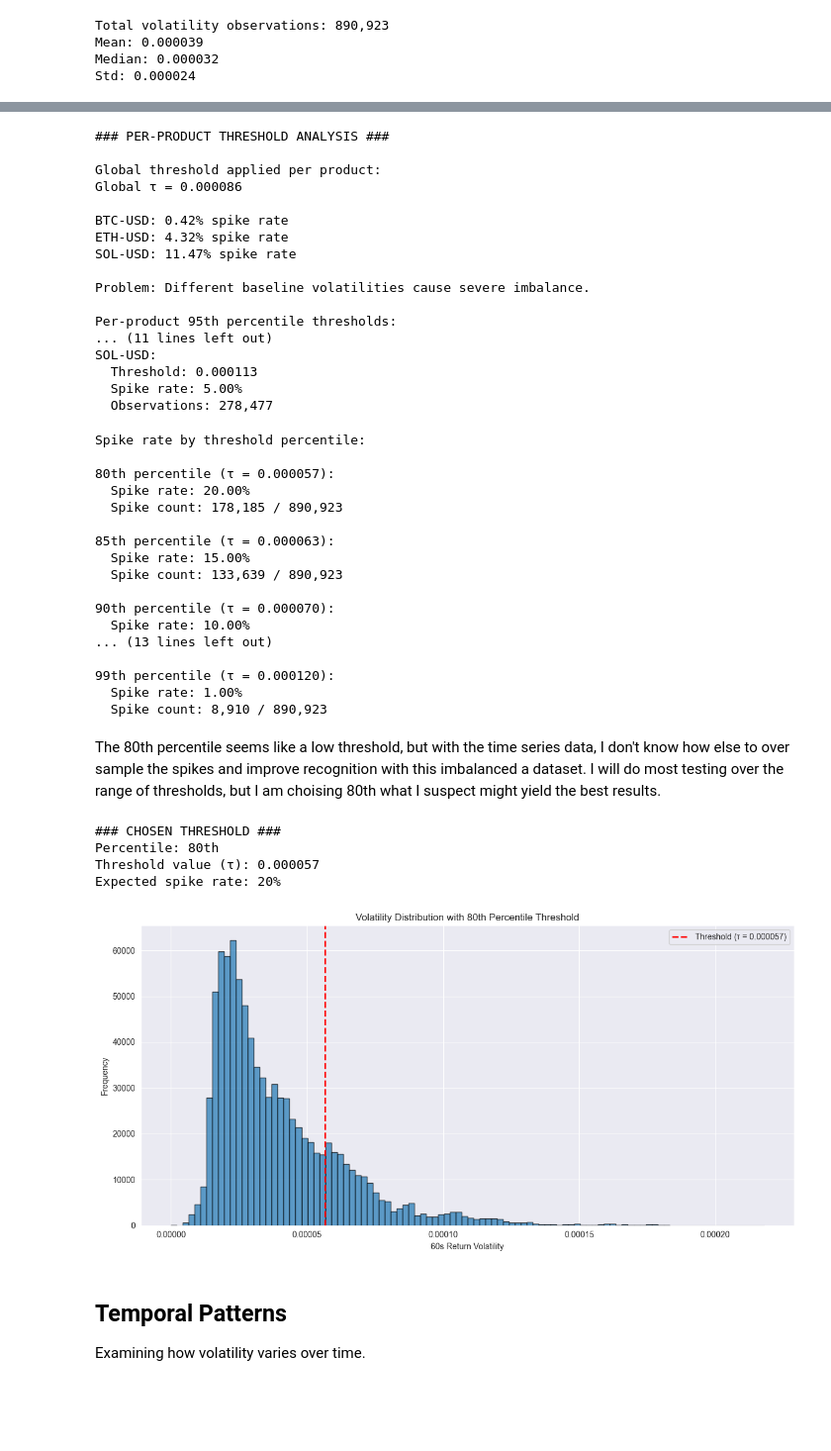
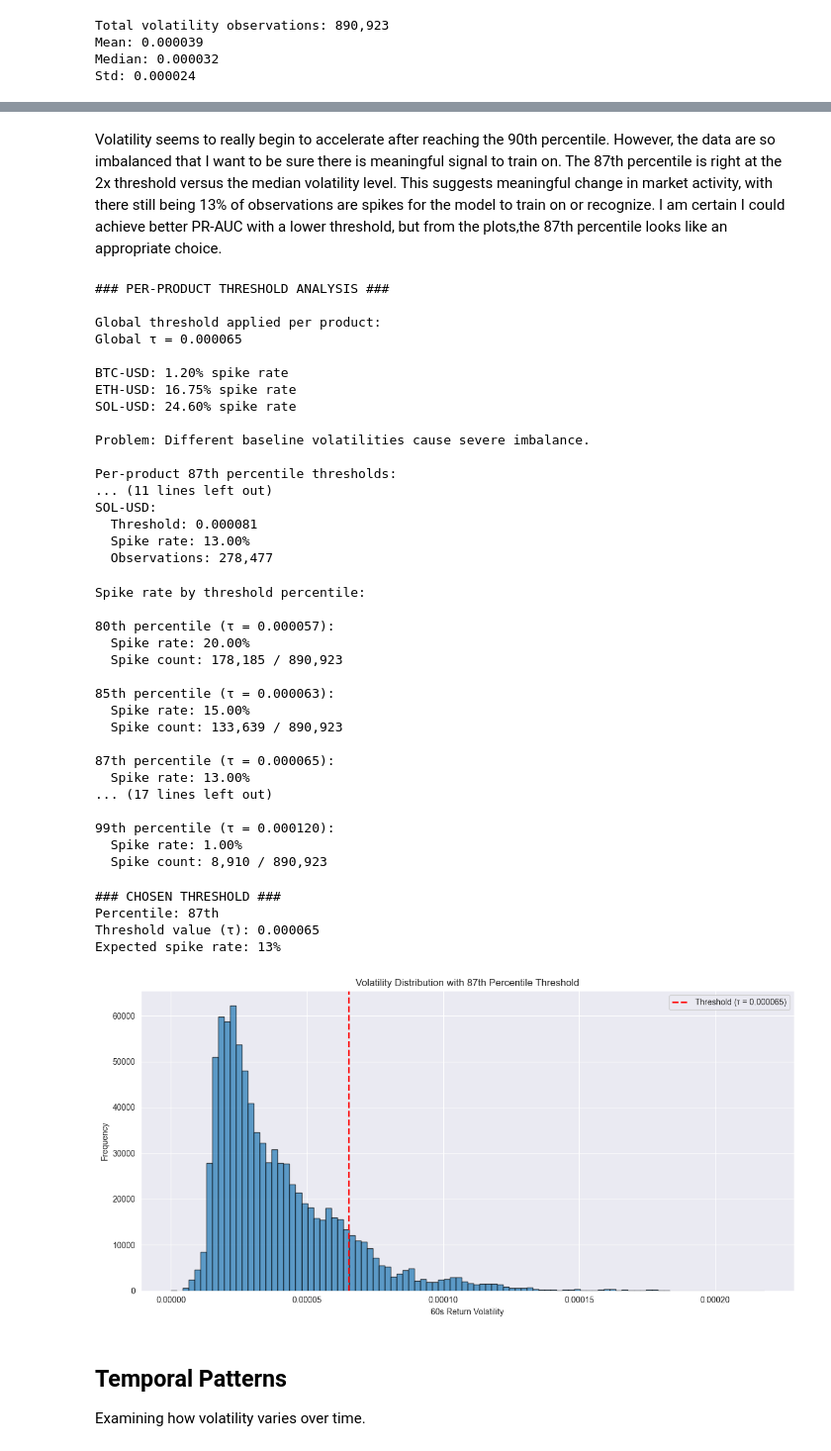
Before and after one commit to kaitlinmoore/Real-Time-Crypto-Volatility, a Jupyter notebook: notebooks/eda all sessions.ipynb, the cells around one changed output, grey strips where cells are left out. Shown at 99% size. Saved outputs shown, nothing was run; the diff lists cells and outputs as text; code cells hidden in the pictures; blank space fills up the shorter version.

Commit message:
Improved threshold analysis

```diff
--- a/notebooks/eda all sessions.ipynb
+++ b/notebooks/eda all sessions.ipynb
@@ -468,3 +530,5 @@ The 95th percentile looks to definitely be too high. I expect a percentile thres
+# %% [markdown]
+Volatility seems to really begin to accelerate after reaching the 90th percentile. However, the data are so imbalanced that I want to be sure there is meaningful signal to train on. The 87th percentile is right at the 2x threshold versus the median volatility level. This suggests meaningful change in market activity, with there still being 13% of observations are spikes for the model to train on or recognize. I am  certain I could achieve better PR-AUC with a lower threshold, but from the plots,the 87th percentile looks like an appropriate choice.
 # %%
 # Per-product threshold analysis
 
@@ -472,7 +536,7 @@ print('### PER-PRODUCT THRESHOLD ANALYSIS ###')
 print()
 
 # Global threshold applied to each product
-global_threshold = tar_volatility.quantile(0.95)
+global_threshold = tar_volatility.quantile(0.87)
 
 print('Global threshold applied per product:')
 print(f'Global τ = {global_threshold:.6f}')
@@ -488,13 +552,13 @@ print('Problem: Different baseline volatilities cause severe imbalance.')
 print()
 
 # Per-product thresholds
-print('Per-product 95th percentile thresholds:')
+print('Per-product 87th percentile thresholds:')
 print()
 
 product_thresholds = {}
 for product in target_products:
     product_vol = df[df['product_id'] == product]['w60_return_std'].dropna()
-    threshold = product_vol.quantile(0.95)
+    threshold = product_vol.quantile(0.87)
     spike_rate = (product_vol >= threshold).mean()
     product_thresholds[product] = threshold
 
@@ -507,23 +571,23 @@ for product in target_products:
 ### PER-PRODUCT THRESHOLD ANALYSIS ###
 
 Global threshold applied per product:
-Global τ = 0.000086
+Global τ = 0.000065
 
-BTC-USD: 0.42% spike rate
-ETH-USD: 4.32% spike rate
-SOL-USD: 11.47% spike rate
+BTC-USD: 1.20% spike rate
+ETH-USD: 16.75% spike rate
+SOL-USD: 24.60% spike rate
 
 Problem: Different baseline volatilities cause severe imbalance.
 
-Per-product 95th percentile thresholds:
+Per-product 87th percentile thresholds:
 ... (11 lines left out)
 SOL-USD:
-  Threshold: 0.000113
-  Spike rate: 5.00%
+  Threshold: 0.000081
+  Spike rate: 13.00%
   Observations: 278,477
 # %%
 # Evaluate different threshold options.
-threshold_options = [80, 85, 90, 92, 95, 97, 99]
+threshold_options = [80, 85, 87, 90, 92, 95, 97, 99]
 
 print('Spike rate by threshold percentile:')
 print()
@@ -548,41 +612,39 @@ Spike rate by threshold percentile:
   Spike rate: 15.00%
   Spike count: 133,639 / 890,923
 
-90th percentile (τ = 0.000070):
-  Spike rate: 10.00%
-... (13 lines left out)
+87th percentile (τ = 0.000065):
+  Spike rate: 13.00%
+... (17 lines left out)
 
 99th percentile (τ = 0.000120):
   Spike rate: 1.00%
   Spike count: 8,910 / 890,923
-# %% [markdown]
-The 80th percentile seems like a low threshold, but with the time series data, I don't know how else  to over sample  the spikes and improve recognition with this imbalanced a dataset. I will  do most testing over the range of thresholds, but I am choising 80th what I suspect might yield the best results.
 # %%
 # Set chosen threshold.
-CHOSEN_THRESHOLD_PERCENTILE = 80
+CHOSEN_THRESHOLD_PERCENTILE = 87
 THRESHOLD = tar_volatility.quantile(CHOSEN_THRESHOLD_PERCENTILE / 100)
 
 print(f'### CHOSEN THRESHOLD ###')
 print(f'Percentile: {CHOSEN_THRESHOLD_PERCENTILE}th')
 print(f'Threshold value (τ): {THRESHOLD:.6f}')
 print(f'Expected spike rate: {(100 - CHOSEN_THRESHOLD_PERCENTILE):.0f}%')
 
 # Visualize on distribution.
 plt.figure(figsize=(12, 6))
 plt.hist(tar_volatility, bins=100, alpha=0.7, edgecolor='black')
 plt.axvline(THRESHOLD, color='red', linestyle='--', linewidth=2, label=f'Threshold (τ = {THRESHOLD:.6f})')
 plt.xlabel('60s Return Volatility')
 plt.ylabel('Frequency')
 plt.title(f'Volatility Distribution with {CHOSEN_THRESHOLD_PERCENTILE}th Percentile Threshold')
 plt.legend()
 plt.tight_layout()
 plt.show()
 # %% [output]
 ### CHOSEN THRESHOLD ###
-Percentile: 80th
-Threshold value (τ): 0.000057
-Expected spike rate: 20%
+Percentile: 87th
+Threshold value (τ): 0.000065
+Expected spike rate: 13%
-[figure, old version]
+[figure, new version]
 # %% [markdown]
 ## Temporal Patterns
 
```
Also changed, not shown: parts of 5 cells of this notebook, 2 other files.
